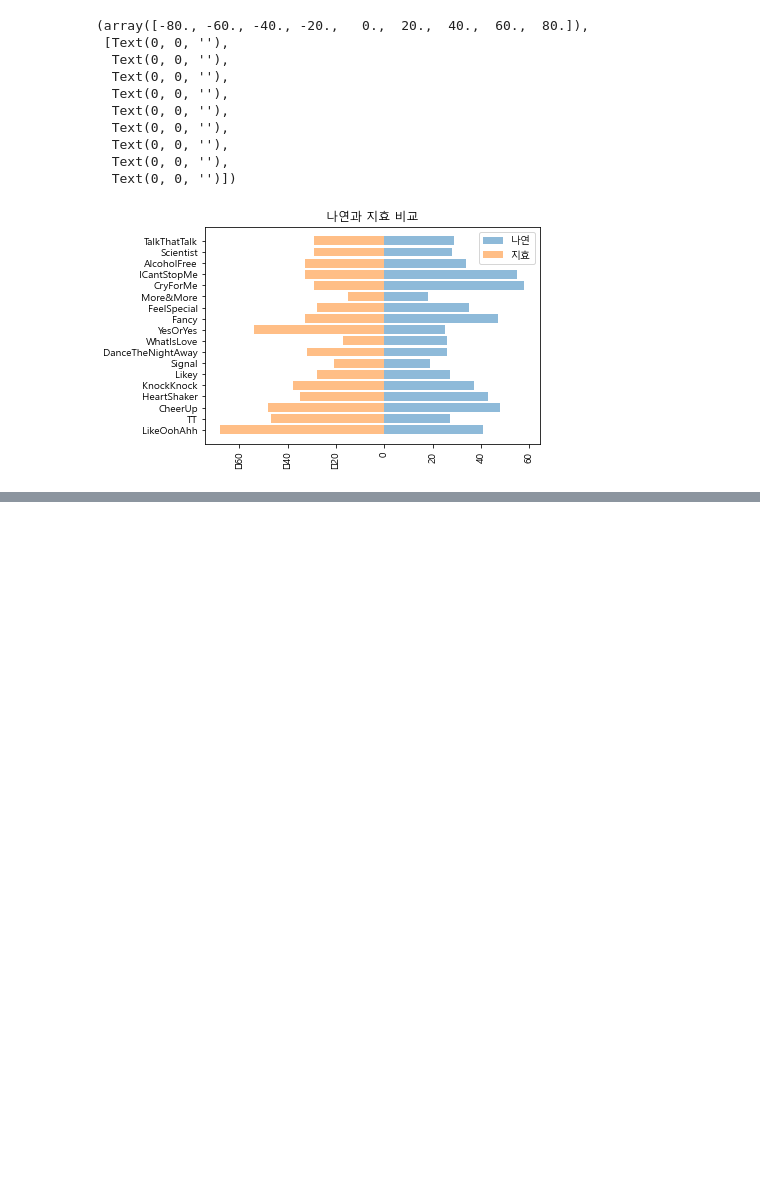
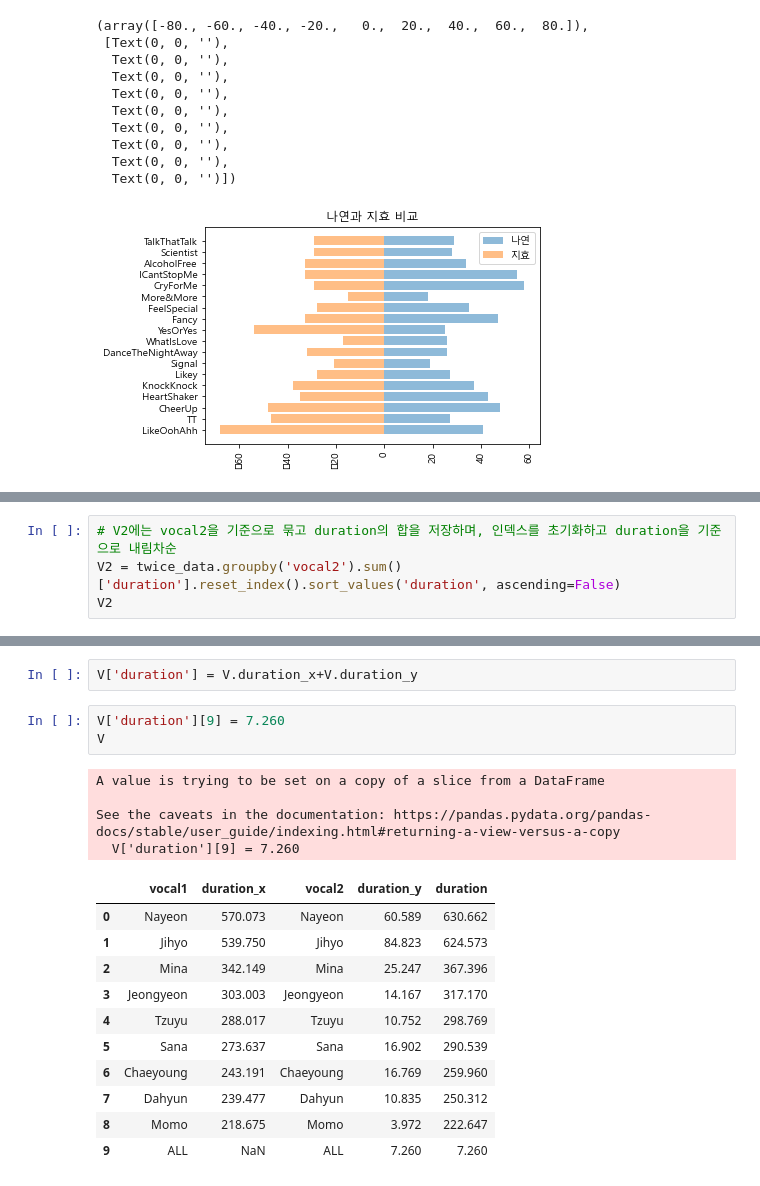
Before and after one commit to YoongSeongHong/Data_analysis_study, a Jupyter notebook: twice.ipynb, the cells around one changed output, grey strips where cells are left out. Cells and saved outputs as stored; diff of their text form; blank space fills up the shorter version.

```diff
--- a/twice.ipynb
+++ b/twice.ipynb
@@ -230,0 +274,4 @@ plt.xticks(rotation=90)
+# %%
+# V2에는 vocal2을 기준으로 묶고 duration의 합을 저장하며, 인덱스를 초기화하고 duration을 기준으로 내림차순
+V2 = twice_data.groupby('vocal2').sum()['duration'].reset_index().sort_values('duration', ascending=False)
+V2
@@ -230,0 +341,21 @@ plt.xticks(rotation=90)
+# %%
+V['duration'] = V.duration_x+V.duration_y
+# %%
+V['duration'][9] = 7.260
+V
+# %% [output]
+A value is trying to be set on a copy of a slice from a DataFrame
+
+See the caveats in the documentation: https://pandas.pydata.org/pandas-docs/stable/user_guide/indexing.html#returning-a-view-versus-a-copy
+  V['duration'][9] = 7.260
+|  | vocal1 | duration_x | vocal2 | duration_y | duration |
+| 0 | Nayeon | 570.073 | Nayeon | 60.589 | 630.662 |
+| 1 | Jihyo | 539.750 | Jihyo | 84.823 | 624.573 |
+| 2 | Mina | 342.149 | Mina | 25.247 | 367.396 |
+| 3 | Jeongyeon | 303.003 | Jeongyeon | 14.167 | 317.170 |
+| 4 | Tzuyu | 288.017 | Tzuyu | 10.752 | 298.769 |
+| 5 | Sana | 273.637 | Sana | 16.902 | 290.539 |
+| 6 | Chaeyoung | 243.191 | Chaeyoung | 16.769 | 259.960 |
+| 7 | Dahyun | 239.477 | Dahyun | 10.835 | 250.312 |
+| 8 | Momo | 218.675 | Momo | 3.972 | 222.647 |
+| 9 | ALL | NaN | ALL | 7.260 | 7.260 |
```
Also changed, not shown: parts of 16 cells of this notebook.
